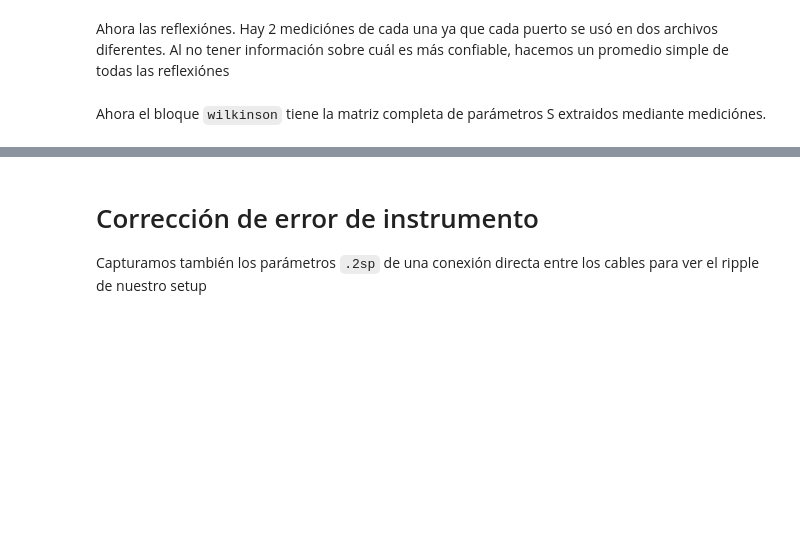
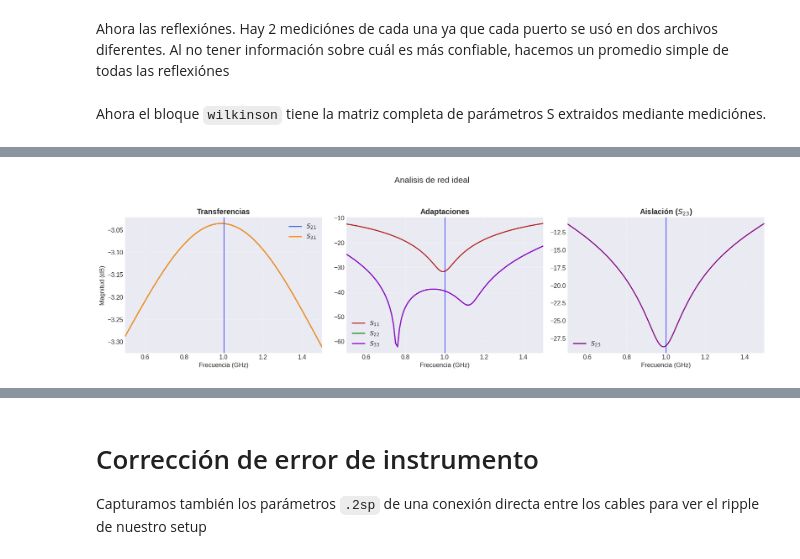
Before and after one commit to SimonAulet/Analisis-Wilkinson, a Jupyter notebook: Analisis.ipynb, the cells around one changed output, grey strips where cells are left out. Drawn from its saved outputs; the diff is of its cells as text; code cells hidden in the pictures; blank space fills up the shorter version.

```diff
--- a/Analisis.ipynb
+++ b/Analisis.ipynb
@@ -131,0 +90,4 @@ plt.show()
+# %%
+plot_s_parameters(ideal, 'Analisis de red ideal', save_fig=True, autoscales=True)
+# %% [output]
+[figure, added]
```
Also changed, not shown: parts of 16 cells of this notebook, 9 other files.
